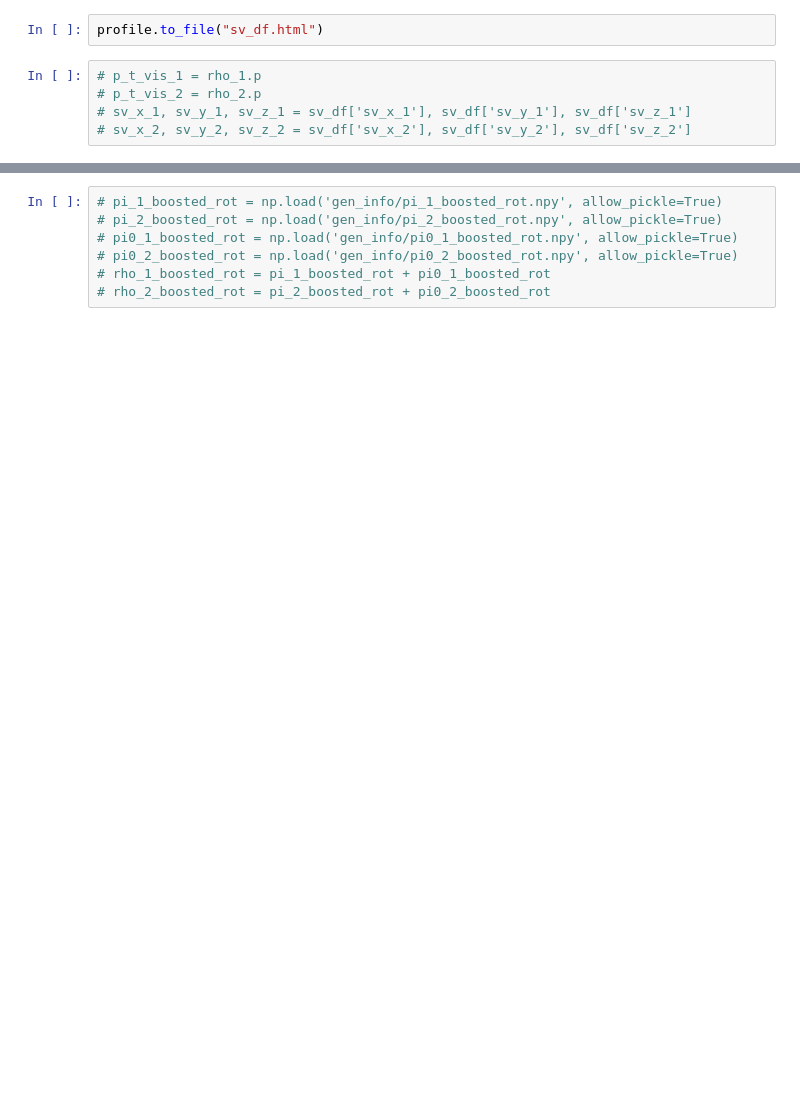
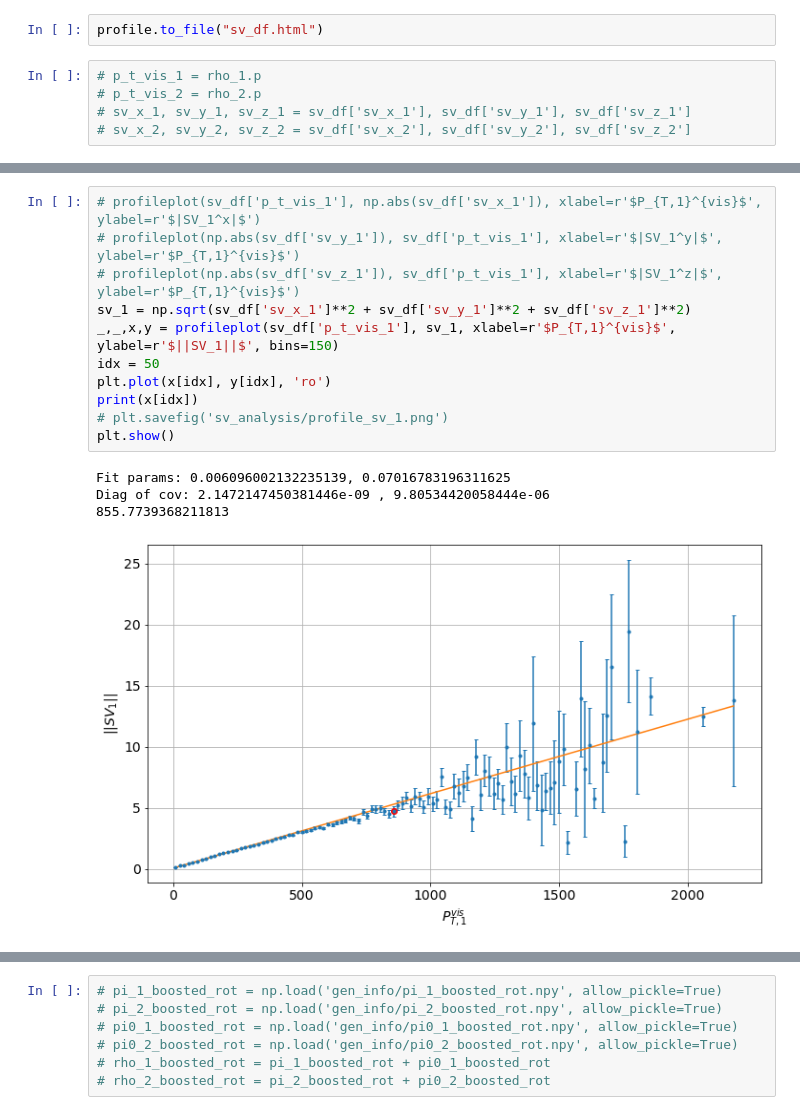
Before and after one commit to stanleyycheung/MSci-Project-HiggsTauTau, a Jupyter notebook: stanley/phi_nu_reconstruction.ipynb, the cells around one changed output, grey strips where cells are left out. Saved outputs shown, nothing was run; the diff lists cells and outputs as text; blank space fills up the shorter version.

```diff
--- a/stanley/phi_nu_reconstruction.ipynb
+++ b/stanley/phi_nu_reconstruction.ipynb
@@ -191,2 +214,18 @@ Diag of cov: 2.1472147450381446e-09 , 9.80534420058444e-06
+# %%
+# profileplot(sv_df['p_t_vis_1'], np.abs(sv_df['sv_x_1']), xlabel=r'$P_{T,1}^{vis}$', ylabel=r'$|SV_1^x|$')
+# profileplot(np.abs(sv_df['sv_y_1']), sv_df['p_t_vis_1'], xlabel=r'$|SV_1^y|$', ylabel=r'$P_{T,1}^{vis}$')
+# profileplot(np.abs(sv_df['sv_z_1']), sv_df['p_t_vis_1'], xlabel=r'$|SV_1^z|$', ylabel=r'$P_{T,1}^{vis}$')
+sv_1 = np.sqrt(sv_df['sv_x_1']**2 + sv_df['sv_y_1']**2 + sv_df['sv_z_1']**2)
+_,_,x,y = profileplot(sv_df['p_t_vis_1'], sv_1, xlabel=r'$P_{T,1}^{vis}$', ylabel=r'$||SV_1||$', bins=150)
+idx = 50
+plt.plot(x[idx], y[idx], 'ro')
+print(x[idx])
+# plt.savefig('sv_analysis/profile_sv_1.png')
+plt.show()
+# %% [output]
+Fit params: 0.006096002132235139, 0.07016783196311625
+Diag of cov: 2.1472147450381446e-09 , 9.80534420058444e-06
+855.7739368211813
+[figure, added]
 # %%
 x_fit_1, _ = profileplot(sv_df['p_t_vis_1'], sv_df['sv_x_1'], xlabel=r'$P_{T,1}^{vis}$', ylabel=r'$SV_1^x$', bins=150)
```
Also changed, not shown: parts of 25 cells of this notebook, 15 other files.
